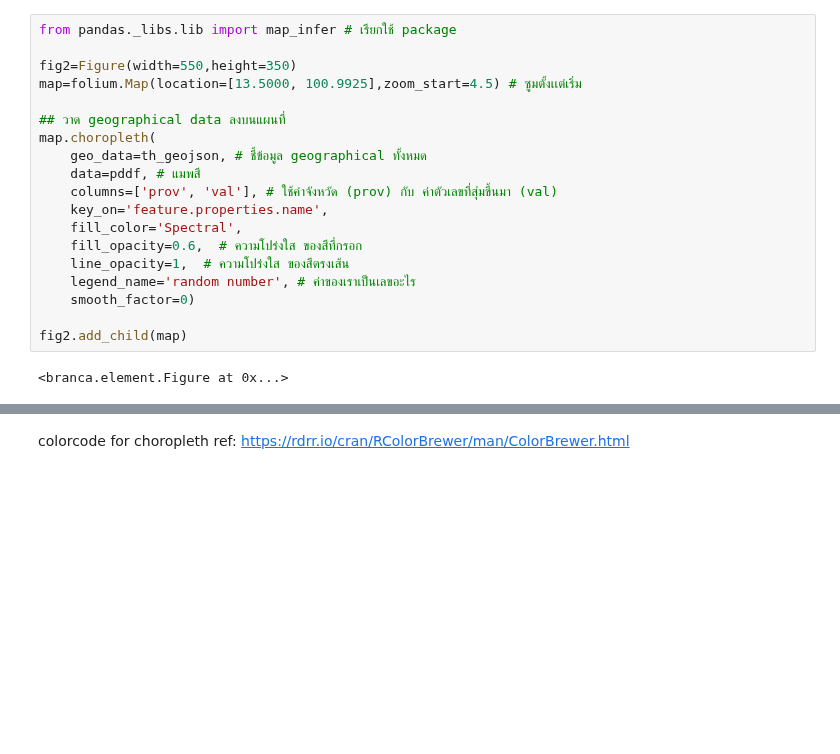
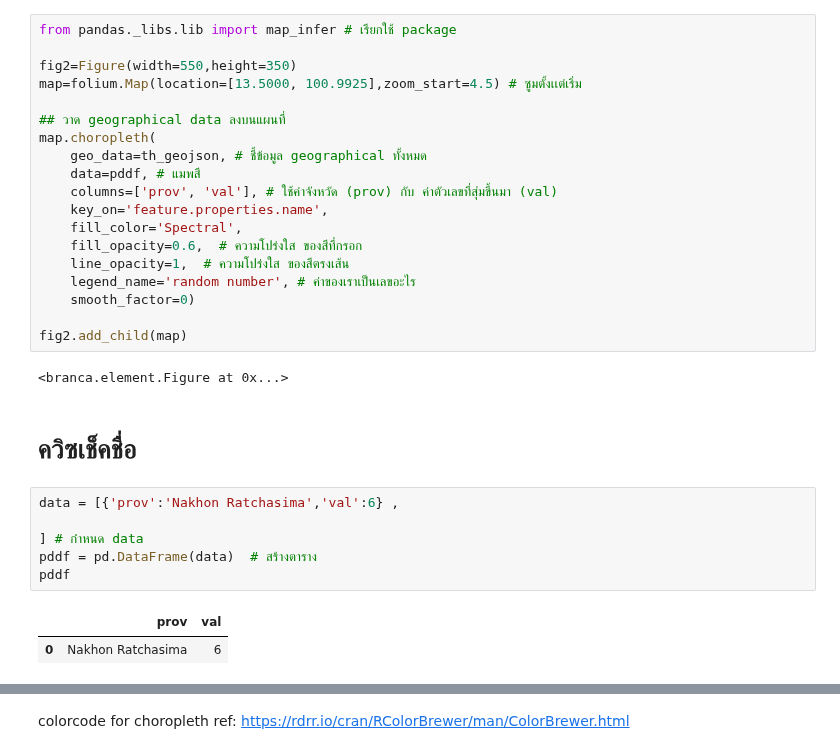
Before and after one commit to Thitiphorn267-3/python_dataviz2023, a Jupyter notebook: Visualize_Map.ipynb, the cells around one changed output, grey strips where cells are left out. Cells and saved outputs as stored; diff of their text form; blank space fills up the shorter version.

```diff
--- a/Visualize_Map.ipynb
+++ b/Visualize_Map.ipynb
@@ -174,3 +174,14 @@ map.choropleth(
 fig2.add_child(map)
 # %% [output]
 <branca.element.Figure at 0x...>
+# %% [markdown]
+# ควิซเช็คชื่อ
+# %%
+data = [{'prov':'Nakhon Ratchasima','val':6} ,
+
+] # กำหนด data
+pddf = pd.DataFrame(data)  # สร้างตาราง
+pddf
+# %% [output]
+|  | prov | val |
+| 0 | Nakhon Ratchasima | 6 |
```
Also changed, not shown: parts of 1 cell of this notebook.
